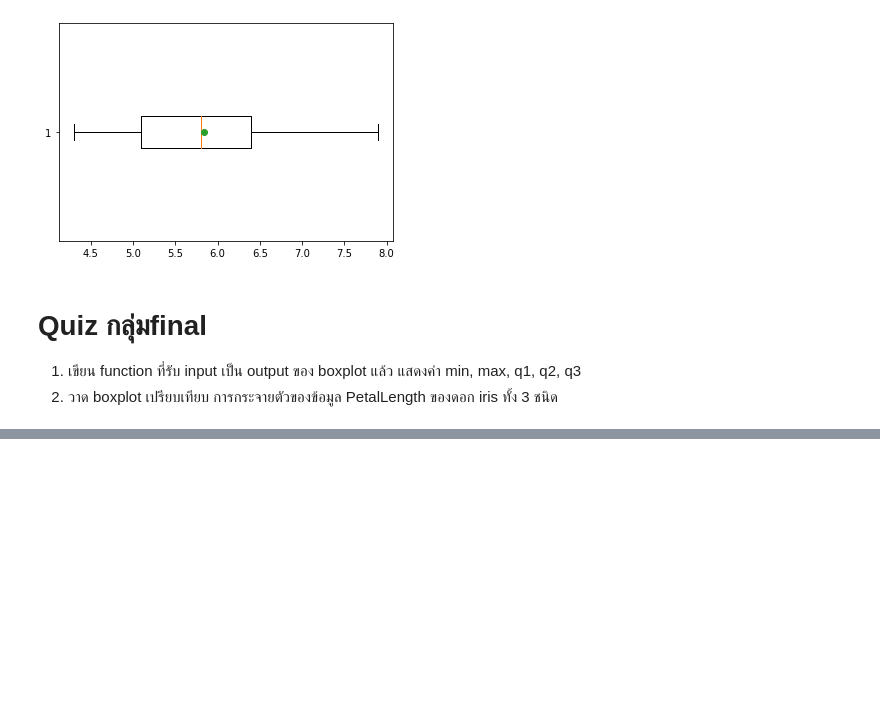
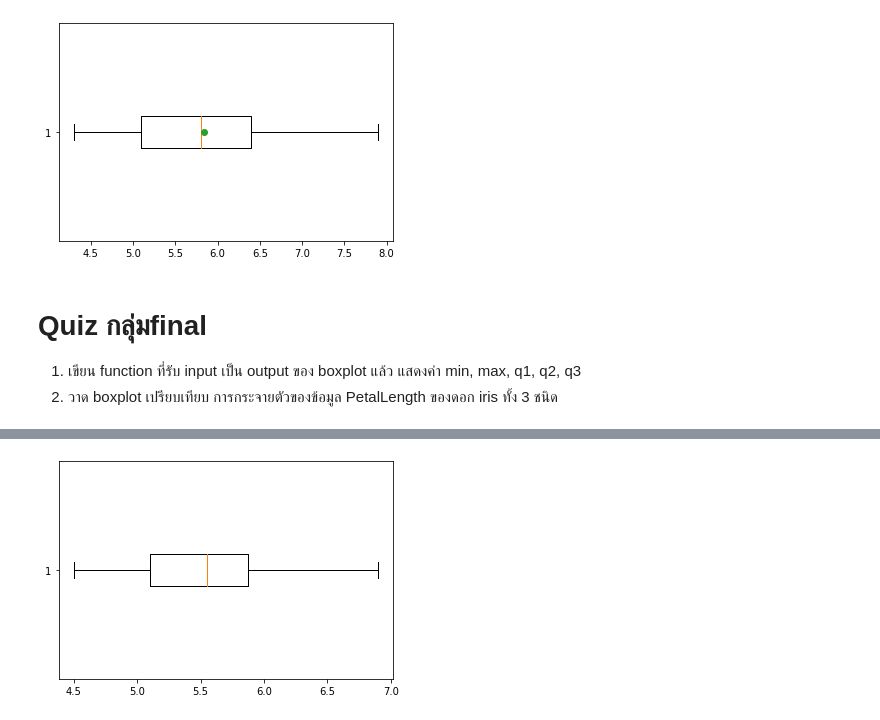
Before and after one commit to Thitichaya2000/data_viz_2022, a Jupyter notebook: DataViz02_Data_Distribution_.ipynb, the cells around one changed output, grey strips where cells are left out. Saved outputs shown, nothing was run; the diff lists cells and outputs as text; code cells hidden in the pictures; blank space fills up the shorter version.

```diff
--- a/DataViz02_Data_Distribution_.ipynb
+++ b/DataViz02_Data_Distribution_.ipynb
@@ -314,0 +319,4 @@ ybp_bp = plt.boxplot(df['PetalLength'],vert=False)
+# %%
+verginigabp = plt.boxplot(df2['PetalLength'][100:],vert=False)
+# %% [output]
+[figure, added]
```
Also changed, not shown: parts of 5 cells of this notebook.
